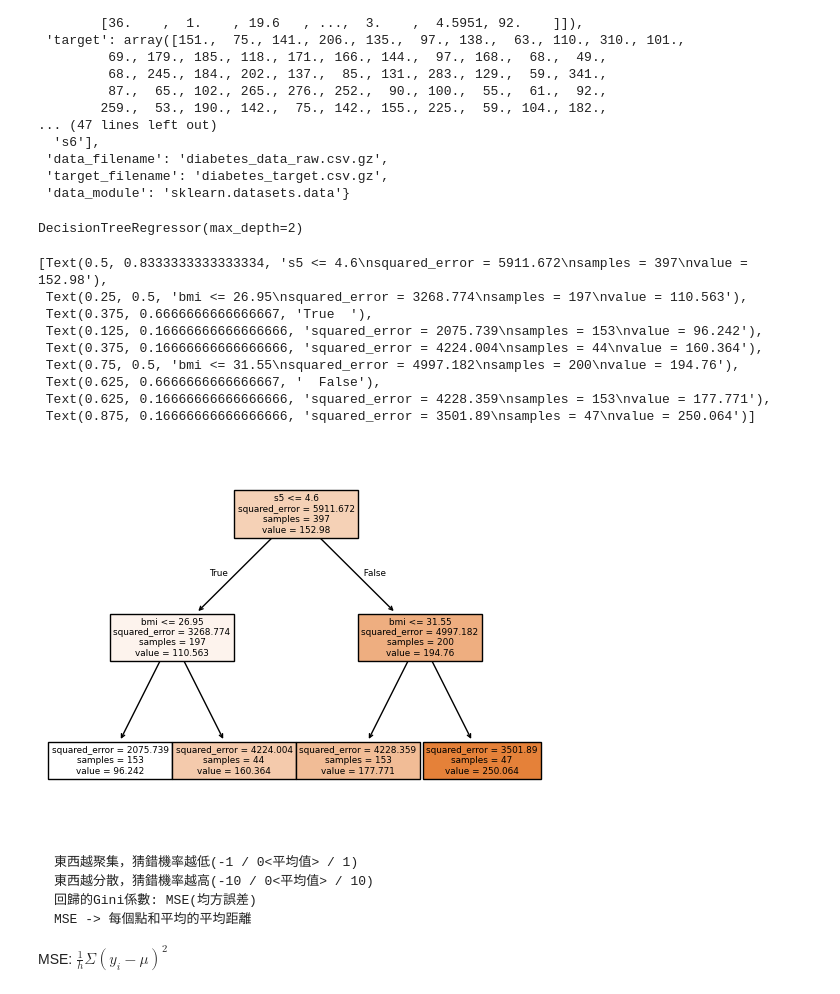
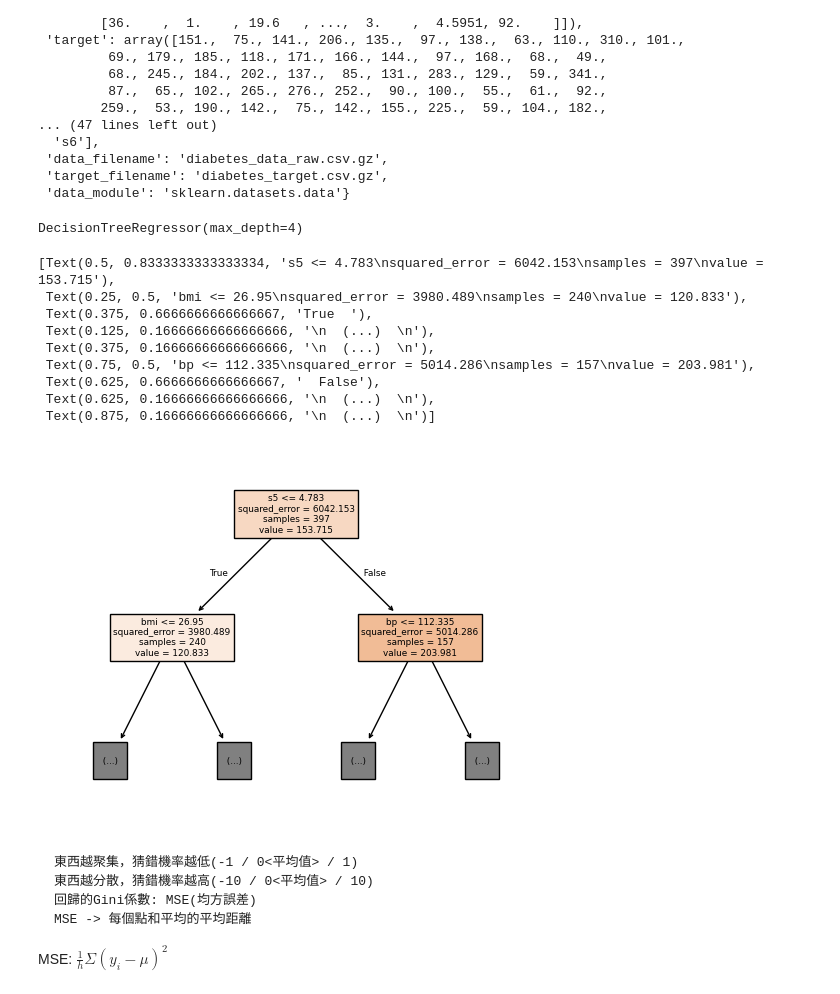
Before and after one commit to kheit9527/2025_TCFST_Python_ML, a Jupyter notebook: 250702_Python_ML_Class02.ipynb, the cells around one changed output. Drawn from its saved outputs; the diff is of its cells as text; code cells hidden in the pictures.

````diff
--- a/250702_Python_ML_Class02.ipynb
+++ b/250702_Python_ML_Class02.ipynb
@@ -71,26 +71,27 @@ y = df["y"]
 x_train, x_test, y_train, y_test = train_test_split(x, y, test_size=0.1)
 # %%
 from sklearn.tree import DecisionTreeRegressor
-reg = DecisionTreeRegressor(max_depth = 2)
+reg = DecisionTreeRegressor(max_depth = 4) # max_depth = 5 過擬合
 reg.fit(x_train, y_train)
 # %% [output]
-DecisionTreeRegressor(max_depth=2)
+DecisionTreeRegressor(max_depth=4)
 # %%
 from sklearn.tree import plot_tree
 plot_tree(reg,
+          max_depth = 1,
           feature_names = diabetes["feature_names"],
           filled = True)
 # %% [output]
-[Text(0.5, 0.8333333333333334, 's5 <= 4.6\nsquared_error = 5911.672\nsamples = 397\nvalue = 152.98'),
- Text(0.25, 0.5, 'bmi <= 26.95\nsquared_error = 3268.774\nsamples = 197\nvalue = 110.563'),
+[Text(0.5, 0.8333333333333334, 's5 <= 4.783\nsquared_error = 6042.153\nsamples = 397\nvalue = 153.715'),
+ Text(0.25, 0.5, 'bmi <= 26.95\nsquared_error = 3980.489\nsamples = 240\nvalue = 120.833'),
  Text(0.375, 0.6666666666666667, 'True  '),
- Text(0.125, 0.16666666666666666, 'squared_error = 2075.739\nsamples = 153\nvalue = 96.242'),
- Text(0.375, 0.16666666666666666, 'squared_error = 4224.004\nsamples = 44\nvalue = 160.364'),
- Text(0.75, 0.5, 'bmi <= 31.55\nsquared_error = 4997.182\nsamples = 200\nvalue = 194.76'),
+ Text(0.125, 0.16666666666666666, '\n  (...)  \n'),
+ Text(0.375, 0.16666666666666666, '\n  (...)  \n'),
+ Text(0.75, 0.5, 'bp <= 112.335\nsquared_error = 5014.286\nsamples = 157\nvalue = 203.981'),
  Text(0.625, 0.6666666666666667, '  False'),
- Text(0.625, 0.16666666666666666, 'squared_error = 4228.359\nsamples = 153\nvalue = 177.771'),
- Text(0.875, 0.16666666666666666, 'squared_error = 3501.89\nsamples = 47\nvalue = 250.064')]
+ Text(0.625, 0.16666666666666666, '\n  (...)  \n'),
+ Text(0.875, 0.16666666666666666, '\n  (...)  \n')]
-[figure, old version]
+[figure, new version]
 # %% [markdown]
 ```
 東西越聚集，猜錯機率越低(-1 / 0<平均值> / 1)
````
Also changed, not shown: parts of 5 cells of this notebook.
